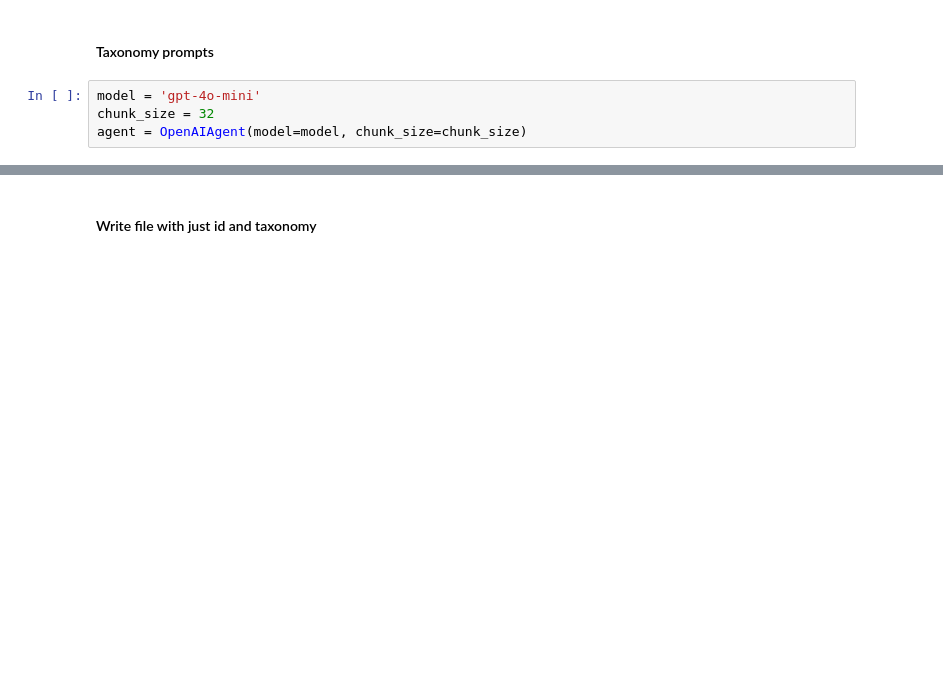
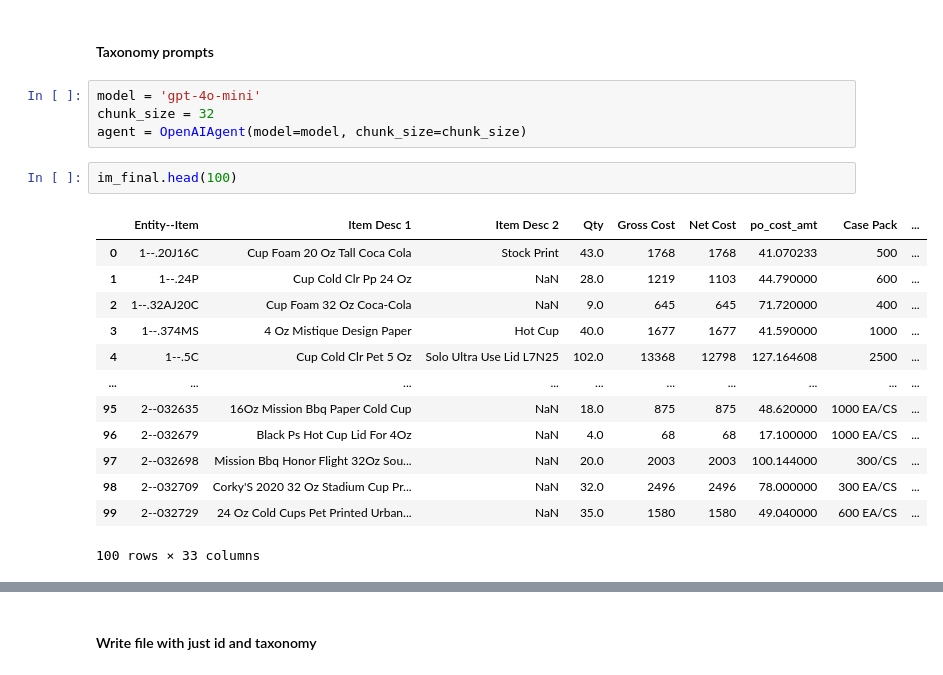
Before and after one commit to shanmu9898/ImperialDadeCategoryManagement, a Jupyter notebook: Pipeline Notebooks/Categories/Cups/01_Taxonomy.ipynb, the cells around one changed output, grey strips where cells are left out. Drawn from its saved outputs; the diff is of its cells as text; blank space fills up the shorter version.

```diff
--- a/Pipeline Notebooks/Categories/Cups/01_Taxonomy.ipynb
+++ b/Pipeline Notebooks/Categories/Cups/01_Taxonomy.ipynb
@@ -228,4 +231,20 @@ example_desc, example_output = cf.explain_top_qty_description(im_final, output_s
 model = 'gpt-4o-mini'
 chunk_size = 32
 agent = OpenAIAgent(model=model, chunk_size=chunk_size)
+# %%
+im_final.head(100)
+# %% [output]
+|  | Entity--Item | Item Desc 1 | Item Desc 2 | Qty | Gross Cost | Net Cost | po_cost_amt | Case Pack | ... |
+| 0 | 1--.20J16C | Cup Foam 20 Oz Tall Coca Cola | Stock Print | 43.0 | 1768 | 1768 | 41.070233 | 500 | ... |
+| 1 | 1--.24P | Cup Cold Clr Pp 24 Oz | NaN | 28.0 | 1219 | 1103 | 44.790000 | 600 | ... |
+| 2 | 1--.32AJ20C | Cup Foam 32 Oz Coca-Cola | NaN | 9.0 | 645 | 645 | 71.720000 | 400 | ... |
+| 3 | 1--.374MS | 4 Oz Mistique Design Paper | Hot Cup | 40.0 | 1677 | 1677 | 41.590000 | 1000 | ... |
+| 4 | 1--.5C | Cup Cold Clr Pet 5 Oz | Solo Ultra Use Lid L7N25 | 102.0 | 13368 | 12798 | 127.164608 | 2500 | ... |
+| ... | ... | ... | ... | ... | ... | ... | ... | ... | ... |
+| 95 | 2--032635 | 16Oz Mission Bbq Paper Cold Cup | NaN | 18.0 | 875 | 875 | 48.620000 | 1000 EA/CS | ... |
+| 96 | 2--032679 | Black Ps Hot Cup Lid For 4Oz | NaN | 4.0 | 68 | 68 | 17.100000 | 1000 EA/CS | ... |
+| 97 | 2--032698 | Mission Bbq Honor Flight 32Oz Sou... | NaN | 20.0 | 2003 | 2003 | 100.144000 | 300/CS | ... |
+| 98 | 2--032709 | Corky'S 2020 32 Oz Stadium Cup Pr... | NaN | 32.0 | 2496 | 2496 | 78.000000 | 300 EA/CS | ... |
+| 99 | 2--032729 | 24 Oz Cold Cups Pet Printed Urban... | NaN | 35.0 | 1580 | 1580 | 49.040000 | 600 EA/CS | ... |
+100 rows × 33 columns
 # %%
```
Also changed, not shown: parts of 11 cells of this notebook, 6 other files.
